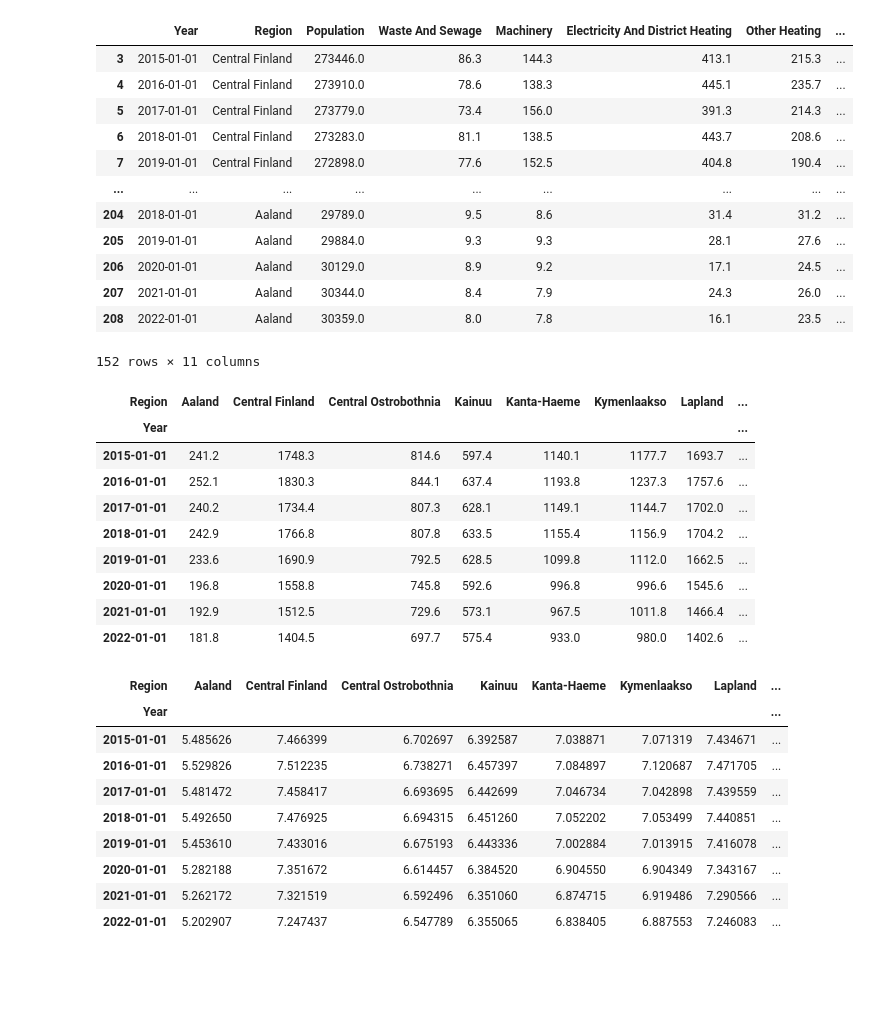
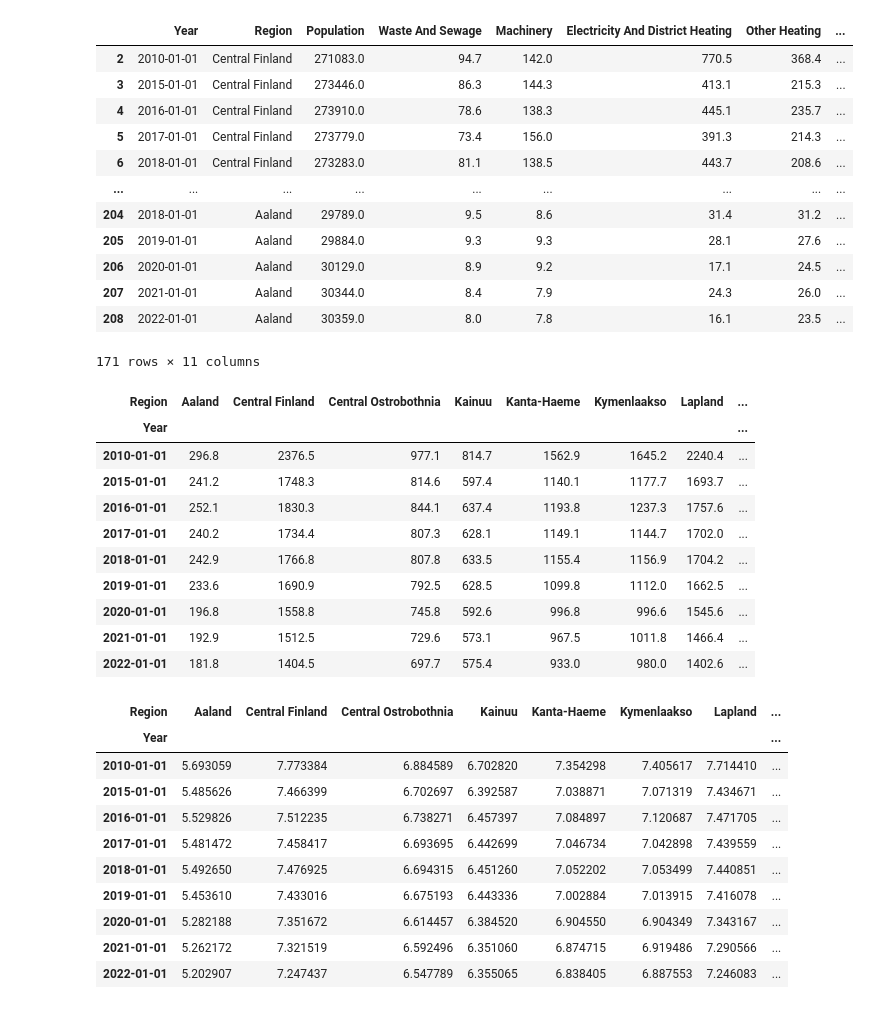
Before and after one commit to NaztyDomingo/Cityplanner_Tool, a Jupyter notebook: multiple_reg_predictions.ipynb, the cells around one changed output. Drawn from its saved outputs; the diff is of its cells as text; code cells hidden in the pictures; blank space fills up the shorter version.

```diff
--- a/multiple_reg_predictions.ipynb
+++ b/multiple_reg_predictions.ipynb
@@ -1,35 +1,35 @@
 # %%
 from statsmodels.tsa.vector_ar.var_model import VAR
 import pandas as pd
 import numpy as np
 import matplotlib.pyplot as plt
 import os
 from statsmodels.tsa.api import VAR
 from statsmodels.tsa.stattools import adfuller
 
 
 CURR_DIR_PATH = os.getcwd()
 FILE_PATH = CURR_DIR_PATH + '/data/'
 
 emission_df = pd.read_csv(f'{FILE_PATH}transformed_finland_data/finland_regions_emissions.csv')
-emission_df = emission_df[emission_df['Year'] > 2010]
+emission_df = emission_df[emission_df['Year'] >= 2010]
 emission_df['Year'] = pd.to_datetime(emission_df['Year'], format='%Y')
 
 emission_df
 # %% [output]
 |  | Year | Region | Population | Waste And Sewage | Machinery | Electricity And District Heating | Other Heating | ... |
+| 2 | 2010-01-01 | Central Finland | 271083.0 | 94.7 | 142.0 | 770.5 | 368.4 | ... |
 | 3 | 2015-01-01 | Central Finland | 273446.0 | 86.3 | 144.3 | 413.1 | 215.3 | ... |
 | 4 | 2016-01-01 | Central Finland | 273910.0 | 78.6 | 138.3 | 445.1 | 235.7 | ... |
 | 5 | 2017-01-01 | Central Finland | 273779.0 | 73.4 | 156.0 | 391.3 | 214.3 | ... |
 | 6 | 2018-01-01 | Central Finland | 273283.0 | 81.1 | 138.5 | 443.7 | 208.6 | ... |
-| 7 | 2019-01-01 | Central Finland | 272898.0 | 77.6 | 152.5 | 404.8 | 190.4 | ... |
 | ... | ... | ... | ... | ... | ... | ... | ... | ... |
 | 204 | 2018-01-01 | Aaland | 29789.0 | 9.5 | 8.6 | 31.4 | 31.2 | ... |
 | 205 | 2019-01-01 | Aaland | 29884.0 | 9.3 | 9.3 | 28.1 | 27.6 | ... |
 | 206 | 2020-01-01 | Aaland | 30129.0 | 8.9 | 9.2 | 17.1 | 24.5 | ... |
 | 207 | 2021-01-01 | Aaland | 30344.0 | 8.4 | 7.9 | 24.3 | 26.0 | ... |
 | 208 | 2022-01-01 | Aaland | 30359.0 | 8.0 | 7.8 | 16.1 | 23.5 | ... |
-152 rows × 11 columns
+171 rows × 11 columns
 # %%
 # pivot df to have regions as columns and years as index
 emission_pivot = emission_df.pivot(index='Year', columns='Region', values='Total Emissions')
@@ -37,6 +37,7 @@ emission_pivot
 # %% [output]
 | Region | Aaland | Central Finland | Central Ostrobothnia | Kainuu | Kanta-Haeme | Kymenlaakso | Lapland | ... |
 | Year |  |  |  |  |  |  |  | ... |
+| 2010-01-01 | 296.8 | 2376.5 | 977.1 | 814.7 | 1562.9 | 1645.2 | 2240.4 | ... |
 | 2015-01-01 | 241.2 | 1748.3 | 814.6 | 597.4 | 1140.1 | 1177.7 | 1693.7 | ... |
 | 2016-01-01 | 252.1 | 1830.3 | 844.1 | 637.4 | 1193.8 | 1237.3 | 1757.6 | ... |
 | 2017-01-01 | 240.2 | 1734.4 | 807.3 | 628.1 | 1149.1 | 1144.7 | 1702.0 | ... |
@@ -51,6 +52,7 @@ emission_pivot_log
 # %% [output]
 | Region | Aaland | Central Finland | Central Ostrobothnia | Kainuu | Kanta-Haeme | Kymenlaakso | Lapland | ... |
 | Year |  |  |  |  |  |  |  | ... |
+| 2010-01-01 | 5.693059 | 7.773384 | 6.884589 | 6.702820 | 7.354298 | 7.405617 | 7.714410 | ... |
 | 2015-01-01 | 5.485626 | 7.466399 | 6.702697 | 6.392587 | 7.038871 | 7.071319 | 7.434671 | ... |
 | 2016-01-01 | 5.529826 | 7.512235 | 6.738271 | 6.457397 | 7.084897 | 7.120687 | 7.471705 | ... |
 | 2017-01-01 | 5.481472 | 7.458417 | 6.693695 | 6.442699 | 7.046734 | 7.042898 | 7.439559 | ... |
```
Also changed, not shown: parts of 5 cells of this notebook, 1 other file.
